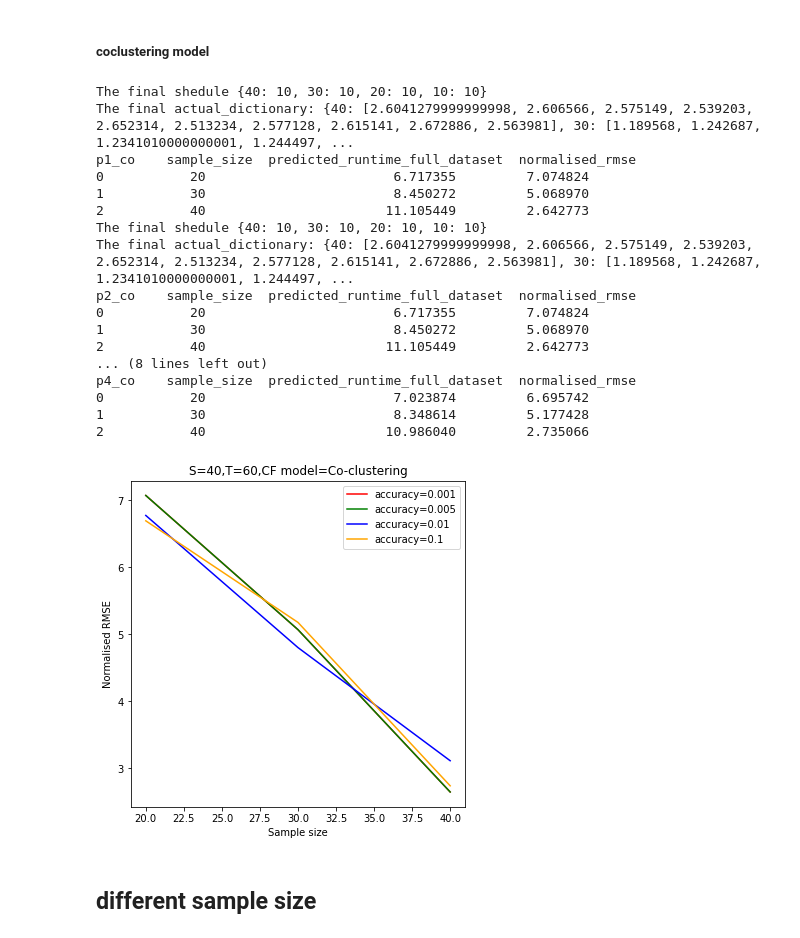
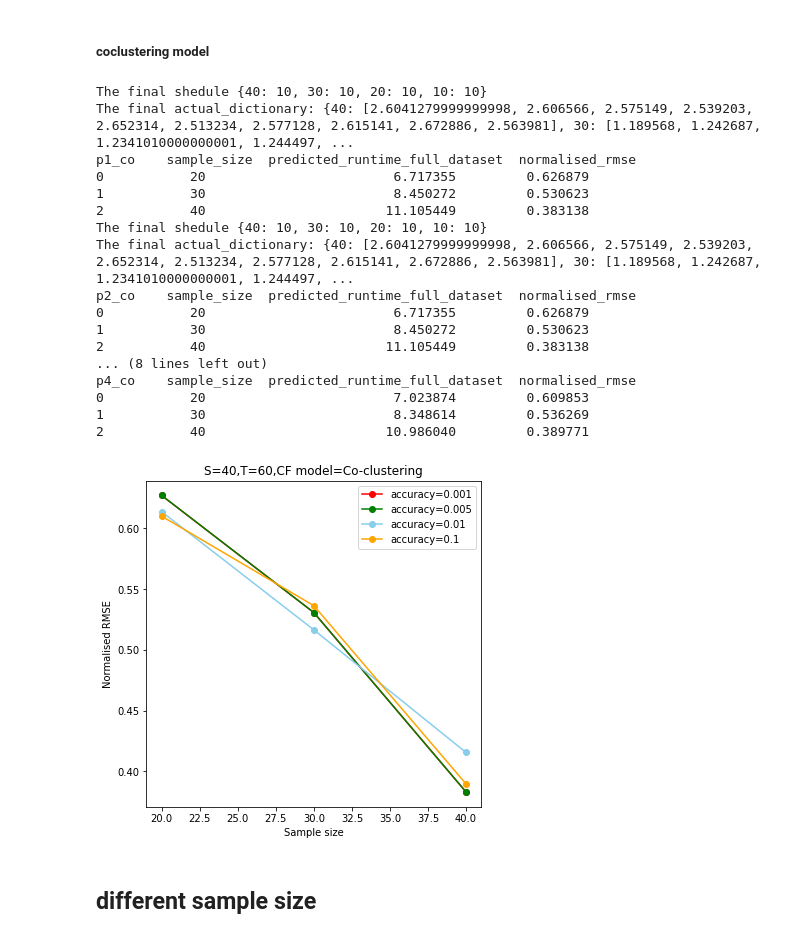
Before and after one commit to LuyueChang/Project, a Jupyter notebook: Experiments.ipynb, the cells around one changed output. Drawn from its saved outputs; the diff is of its cells as text; code cells hidden in the pictures.

```diff
--- a/Experiments.ipynb
+++ b/Experiments.ipynb
@@ -33,15 +33,17 @@ def adapt(T,S,A,algo):
   S_while = S
   time_budget_schedule = T
   baseline_list = []
+  shuffled_data = adapt_data_sample_size.sample(frac = 1)
   # Get needed data from csv and name it indexed_new_df
-  group_sample_size = adapt_data_sample_size.loc[:,['sample_size', algo]].groupby(['sample_size']).count()
+  group_sample_size = shuffled_data.loc[:,['sample_size', algo]].groupby(['sample_size']).count()
   # Combine the counted number with the previous csv and rename the column
-  group_sample_size_count = adapt_data_sample_size.merge(group_sample_size,on='sample_size',left_index=True)
+  group_sample_size_count = shuffled_data.merge(group_sample_size,on='sample_size',left_index=True).sort_values("sample_size")
   group_sample_size_count.rename(columns={algo+'_x':algo, algo+'_y':'sub_samples'},inplace=True)
   # Create a new dataframe contains nmf\sample_size\sub_samples column
   new_df = group_sample_size_count.loc[:,[algo,'sample_size','sub_samples']]
   # Reset index of the dataframe and delete original index
   indexed_new_df = new_df.reset_index(drop=True)
+  # print('indexed_new_df',indexed_new_df)
 
   # Make a prediction dictionary according to the first value of S
   update_s = indexed_new_df[indexed_new_df['sample_size']==S]['sub_samples'].iloc[0]
@@ -310,7 +321,8 @@ def predict_time(algo, m, n, r, adapt_schedule, actual_runtime, algo_complexity)
     #IP: compute the predicted runtime of a specific CF on the full dataset based on slope and intercept learnt using the runtimes from the schedule
     predicted_runtime = intercept + (algo_complexity(m[-1], n[-1], r[-1]))*slope
     #IP: compute the normalised RMSE on the predictions
-    nrmse = mean_squared_error([actual_runtime[algo]], [predicted_runtime])/actual_runtime[algo]
+    nrmse = mean_squared_error([actual_runtime[algo]], [predicted_runtime], squared=False)/actual_runtime[algo]
+    # nrmse = np.sqrt(mean_squared_error([actual_runtime[algo]], [predicted_runtime]))/actual_runtime[algo]
     predictions.append(predicted_runtime)
     norm_rmse.append(nrmse)
   #IP: create a dataframe with the predicted runtimes and normalised RMSEs on the full dataset based on different samples sizes
@@ -602,20 +598,20 @@ print('p4_co',p4_co)
 The final shedule {40: 10, 30: 10, 20: 10, 10: 10}
 The final actual_dictionary: {40: [2.6041279999999998, 2.606566, 2.575149, 2.539203, 2.652314, 2.513234, 2.577128, 2.615141, 2.672886, 2.563981], 30: [1.189568, 1.242687, 1.2341010000000001, 1.244497, ...
 p1_co    sample_size  predicted_runtime_full_dataset  normalised_rmse
-0           20                        6.717355         7.074824
-1           30                        8.450272         5.068970
-2           40                       11.105449         2.642773
+0           20                        6.717355         0.626879
+1           30                        8.450272         0.530623
+2           40                       11.105449         0.383138
 The final shedule {40: 10, 30: 10, 20: 10, 10: 10}
 The final actual_dictionary: {40: [2.6041279999999998, 2.606566, 2.575149, 2.539203, 2.652314, 2.513234, 2.577128, 2.615141, 2.672886, 2.563981], 30: [1.189568, 1.242687, 1.2341010000000001, 1.244497, ...
 p2_co    sample_size  predicted_runtime_full_dataset  normalised_rmse
-0           20                        6.717355         7.074824
-1           30                        8.450272         5.068970
-2           40                       11.105449         2.642773
+0           20                        6.717355         0.626879
+1           30                        8.450272         0.530623
+2           40                       11.105449         0.383138
 ... (8 lines left out)
 p4_co    sample_size  predicted_runtime_full_dataset  normalised_rmse
-0           20                        7.023874         6.695742
-1           30                        8.348614         5.177428
-2           40                       10.986040         2.735066
+0           20                        7.023874         0.609853
+1           30                        8.348614         0.536269
+2           40                       10.986040         0.389771
 # %%
 # plt.figure(figsize=(18,5),dpi=80)
 # plt.figure(1)
@@ -648,17 +644,17 @@ p4_co    sample_size  predicted_runtime_full_dataset  normalised_rmse
 # plt.show()
 # %%
 plt.figure(figsize=(6,6))
-plt.plot(p1_co['sample_size'],p1_co['normalised_rmse'],color='red',label='accuracy=0.001')
-plt.plot(p2_co['sample_size'],p2_co['normalised_rmse'],color='green',label='accuracy=0.005')
-plt.plot(p3_co['sample_size'],p3_co['normalised_rmse'],color='blue',label='accuracy=0.01')
-plt.plot(p4_co['sample_size'],p4_co['normalised_rmse'],color='orange',label='accuracy=0.1')
+plt.plot(p1_co['sample_size'],p1_co['normalised_rmse'],color='red',label='accuracy=0.001',marker='o')
+plt.plot(p2_co['sample_size'],p2_co['normalised_rmse'],color='green',label='accuracy=0.005',marker='o')
+plt.plot(p3_co['sample_size'],p3_co['normalised_rmse'],color='skyblue',label='accuracy=0.01',marker='o')
+plt.plot(p4_co['sample_size'],p4_co['normalised_rmse'],color='orange',label='accuracy=0.1',marker='o')
 plt.xlabel('Sample size')
 plt.ylabel('Normalised RMSE')
 plt.title('S=40,T=60,CF model=Co-clustering')
 plt.legend()
 plt.show()
 # %% [output]
-[figure, old version]
+[figure, new version]
 # %% [markdown]
 ## different sample size
 # %% [markdown]
```
Also changed, not shown: parts of 16 cells of this notebook.
